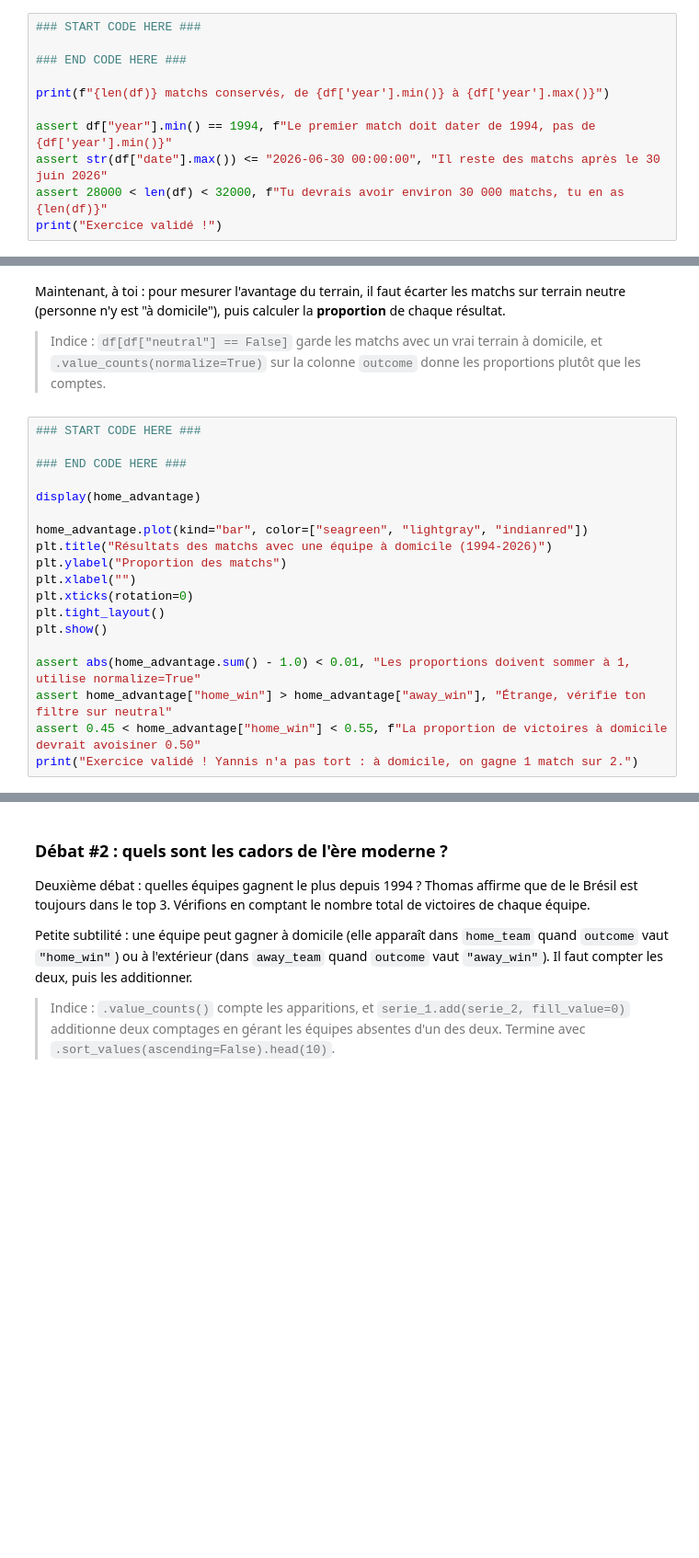
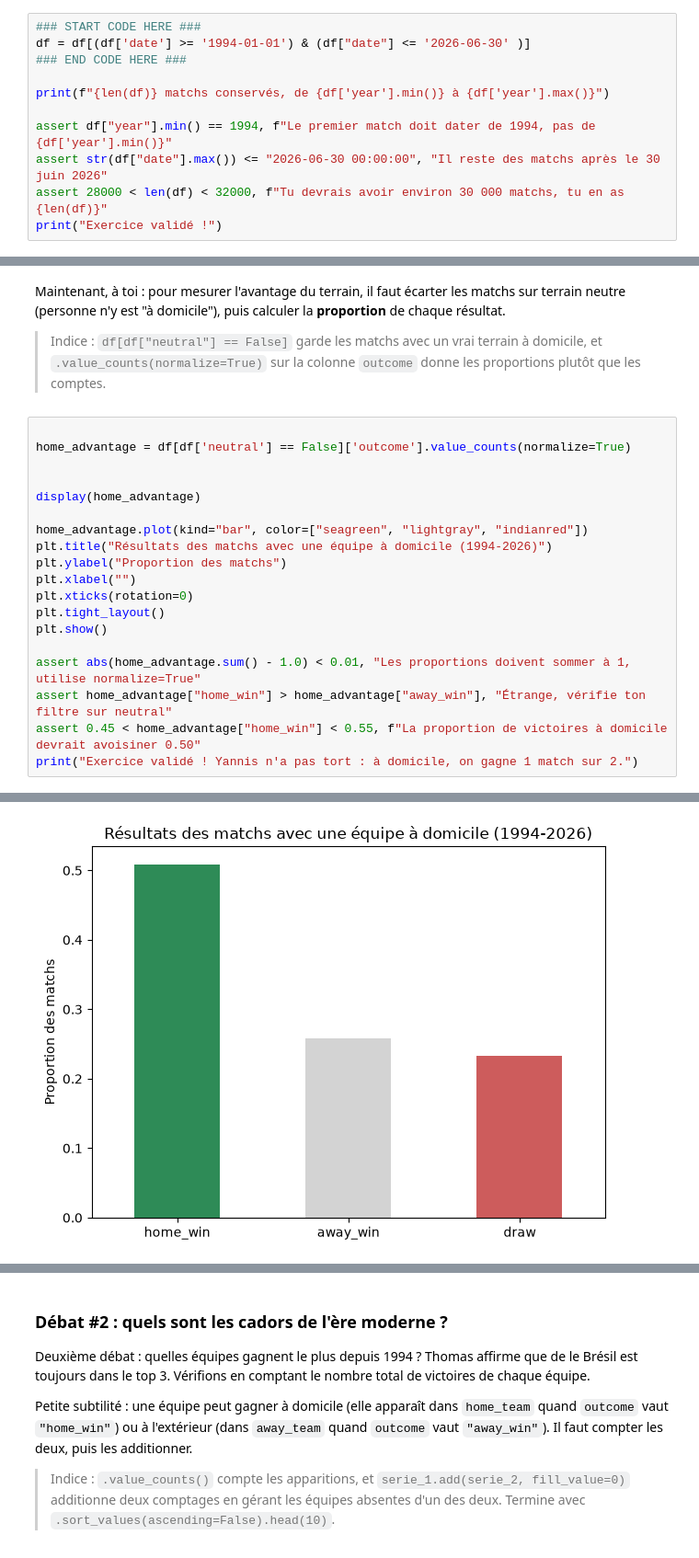
Before and after one commit to MachineLearnia/Cahier-Vacances-2026, a Jupyter notebook: Projet_02/projet_02.ipynb, the cells around one changed output, grey strips where cells are left out. Shown at 92% size. Drawn from its saved outputs; the diff is of its cells as text; blank space fills up the shorter version.

```diff
--- a/Projet_02/projet_02.ipynb
+++ b/Projet_02/projet_02.ipynb
@@ -139,7 +139,7 @@ Pourquoi une borne de fin ? Le dataset est mis à jour en permanence. En la fige
 > Ressource Gratuite : Si tu as besoin de découvrir ou redécouvrir `Pandas`, j'ai réaliser cette formation gratuite il y a quelques années :   https://www.youtube.com/watch?v=zZkNOdBWgFQ&list=PLO_fdPEVlfKqMDNmCFzQISI2H_nJcEDJq&index=17
 # %%
 ### START CODE HERE ###
-
+df = df[(df['date'] >= '1994-01-01') & (df["date"] <= '2026-06-30' )]
 ### END CODE HERE ###
 
 print(f"{len(df)} matchs conservés, de {df['year'].min()} à {df['year'].max()}")
@@ -166,9 +175,9 @@ Maintenant, à toi : pour mesurer l'avantage du terrain, il faut écarter les ma
 
 > Indice : `df[df["neutral"] == False]` garde les matchs avec un vrai terrain à domicile, et `.value_counts(normalize=True)` sur la colonne `outcome` donne les proportions plutôt que les comptes.
 # %%
-### START CODE HERE ###
 
-### END CODE HERE ###
+home_advantage = df[df['neutral'] == False]['outcome'].value_counts(normalize=True)
+
 
 display(home_advantage)
 
@@ -184,3 +193,4 @@ assert abs(home_advantage.sum() - 1.0) < 0.01, "Les proportions doivent sommer
 assert home_advantage["home_win"] > home_advantage["away_win"], "Étrange, vérifie ton filtre sur neutral"
 assert 0.45 < home_advantage["home_win"] < 0.55, f"La proportion de victoires à domicile devrait avoisiner 0.50"
 print("Exercice validé ! Yannis n'a pas tort : à domicile, on gagne 1 match sur 2.")
+# %% [output]
@@ -186,0 +202 @@ print("Exercice validé ! Yannis n'a pas tort : à domicile, on gagne 1 match su
+[figure, added]
```
Also changed, not shown: parts of 16 cells of this notebook, 2 other files.
